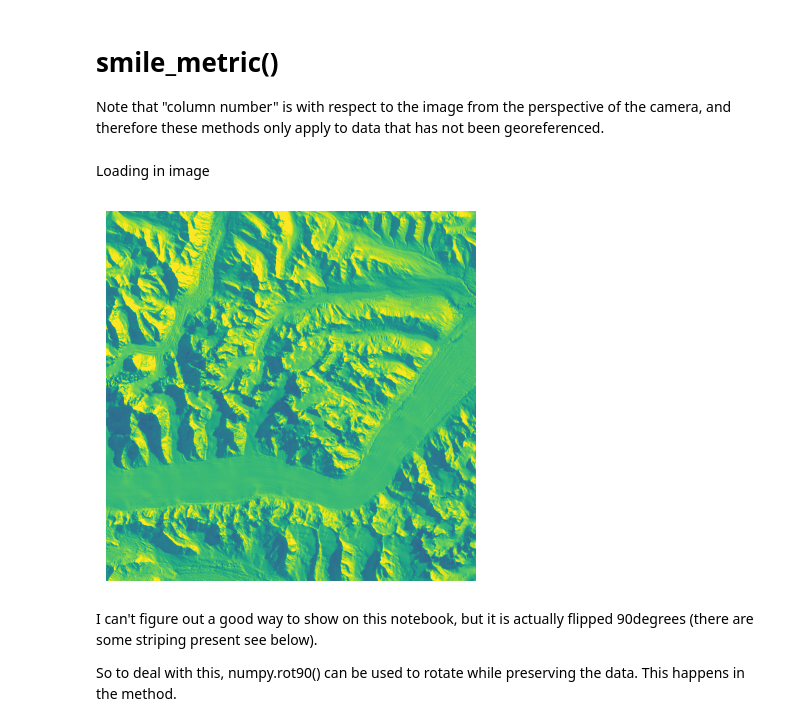
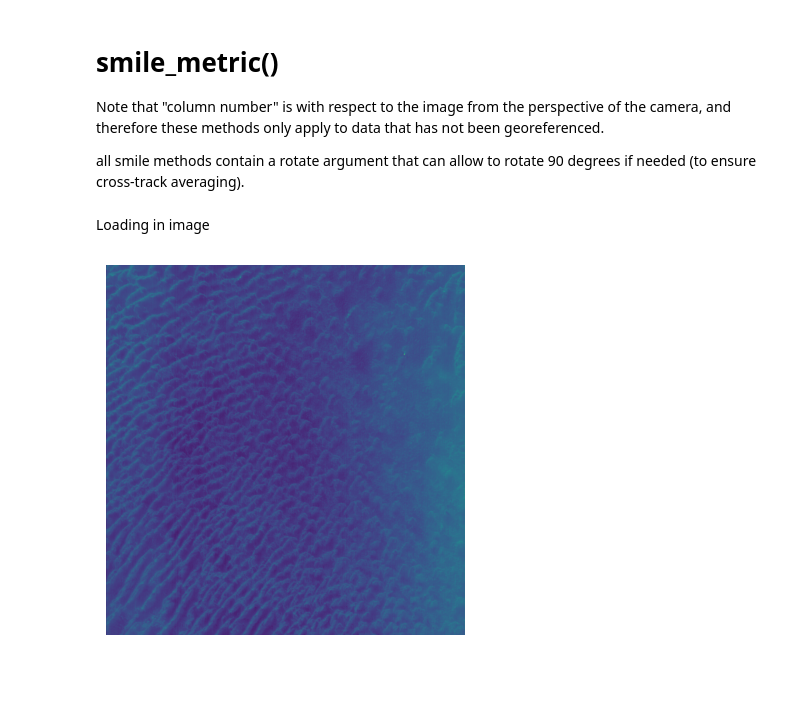
Before and after one commit to brentwilder/HyperQuest, a Jupyter notebook: tutorials/testing_smile_methods.ipynb, the cells around one changed output. Cells and saved outputs as stored; diff of their text form; code cells hidden in the pictures; blank space fills up the shorter version.

```diff
--- a/tutorials/testing_smile_methods.ipynb
+++ b/tutorials/testing_smile_methods.ipynb
@@ -2,6 +2,8 @@
 # smile_metric()
 
 Note that "column number" is with respect to the image from the perspective of the camera, and therefore these methods only apply to data that has not been georeferenced.
+
+all smile methods contain a rotate argument that can allow to rotate 90 degrees if needed (to ensure cross-track averaging).
 # %% [markdown]
 Loading in image
 # %%
@@ -12,18 +14,13 @@ from spectral import *
 import hyperquest
 
 # Example usage
-hdr_path = '/Users/brent/Documents/DEM_DATA/PRISMA/DENALI/PRS_20210321213856_20210321213901_0001/PRS_20210321213856_20210321213901_0001_rdn.hdr'
+path_to_data = '../tests/data/EMIT_L1B_RAD_001_20220827T091626_2223906_009.nc'
 # %%
 # Load raster
-img_path = hyperquest.get_img_path_from_hdr(hdr_path)
-array = np.array(envi.open(hdr_path, img_path).load(), dtype=np.float64)
+array,_,_,_ = hyperquest.retrieve_data_from_nc(path_to_data)
 
-plt.imshow(array[:,:,1], vmin=0, vmax=35)
+plt.imshow(array[:,:,1])
 plt.axis('off')
 plt.show()
 # %% [output]
-[figure, old version]
+[figure, new version]
-# %% [markdown]
-I can't figure out a good way to show on this notebook, but it is actually flipped 90degrees (there are some striping present see below).
-
-So to deal with this, numpy.rot90() can be used to rotate while preserving the data. This happens in the method.
```
Also changed, not shown: parts of 6 cells of this notebook, 12 other files.
